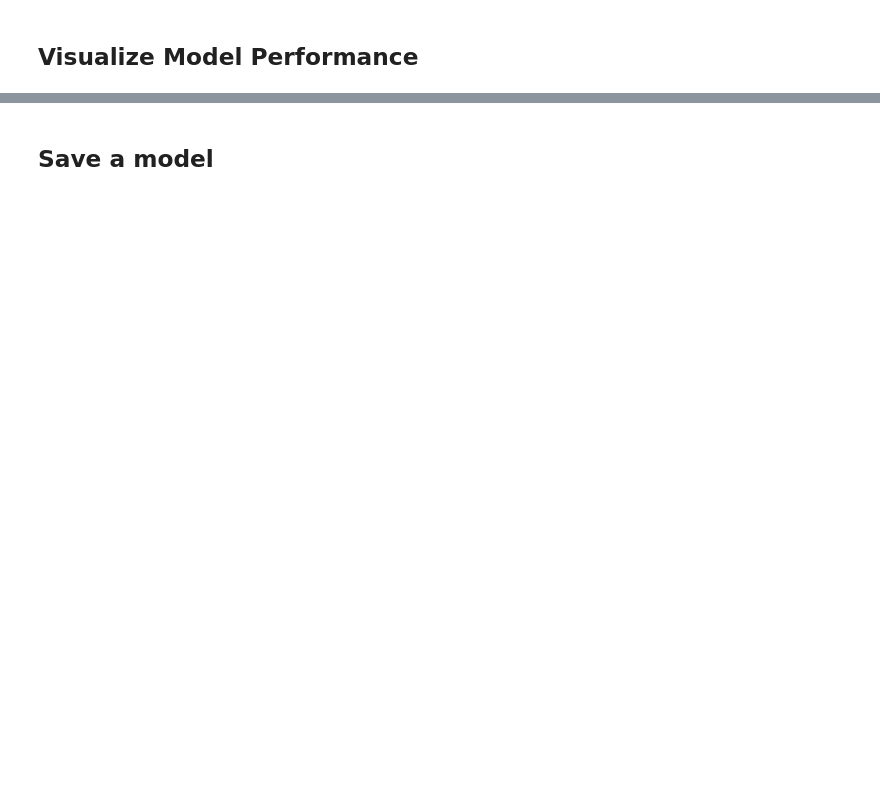
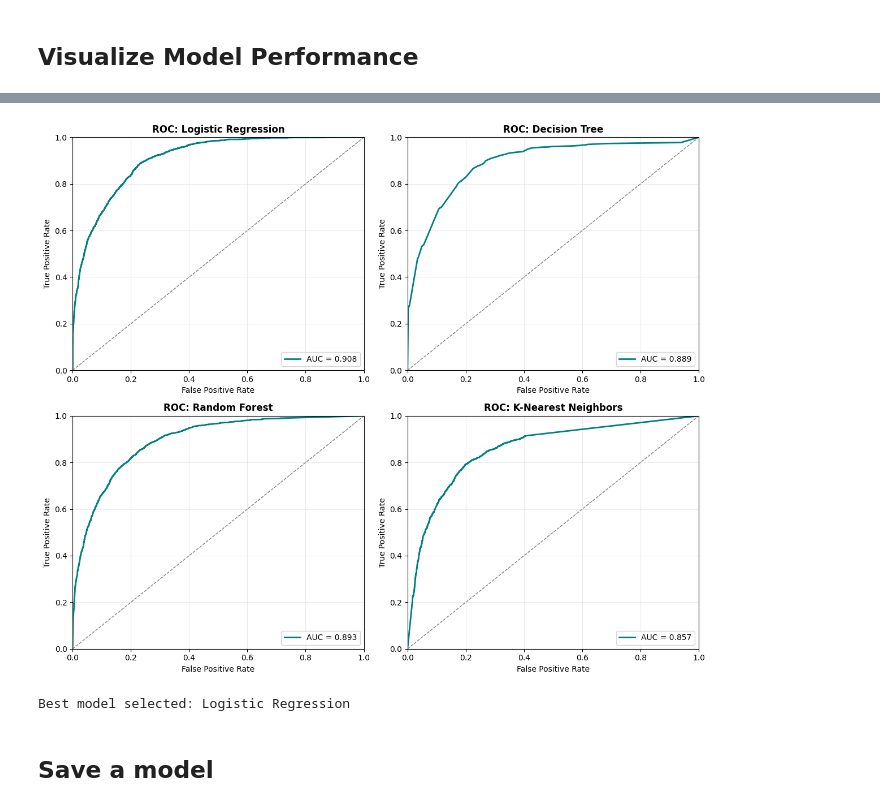
Before and after one commit to VisaHuy/Salary-Prediction-Project, a Jupyter notebook: notebooks/05_model_training.ipynb, the cells around one changed output, grey strips where cells are left out. Saved outputs shown, nothing was run; the diff lists cells and outputs as text; code cells hidden in the pictures; blank space fills up the shorter version.

```diff
--- a/notebooks/05_model_training.ipynb
+++ b/notebooks/05_model_training.ipynb
@@ -196,3 +337,38 @@ plt.show()
+# %%
+# 4) ROC subplots (one panel per model)
+n_models = len(all_predictions)
+n_cols = 2
+n_rows = int(np.ceil(n_models / n_cols))
+
+fig, axes = plt.subplots(n_rows, n_cols, figsize=(12, 5 * n_rows))
+axes = np.array(axes).reshape(-1)
+
+for i, (model_name, pred_info) in enumerate(all_predictions.items()):
+    y_proba_model = pred_info['y_pred_proba']
+    fpr, tpr, _ = roc_curve(y_test, y_proba_model)
+    auc_model = roc_auc_score(y_test, y_proba_model)
+
+    axes[i].plot(fpr, tpr, linewidth=2, color='teal', label=f'AUC = {auc_model:.3f}')
+    axes[i].plot([0, 1], [0, 1], linestyle='--', color='gray', linewidth=1)
+    axes[i].set_title(f'ROC: {model_name}', fontweight='bold')
+    axes[i].set_xlabel('False Positive Rate')
+    axes[i].set_ylabel('True Positive Rate')
+    axes[i].set_xlim(0, 1)
+    axes[i].set_ylim(0, 1)
+    axes[i].grid(alpha=0.25)
+    axes[i].legend(loc='lower right')
+
+# Hide any unused subplot axes
+for j in range(i + 1, len(axes)):
+    axes[j].axis('off')
+
+plt.tight_layout()
+plt.show()
+
+print(f'Best model selected: {best_model_name}')
+# %% [output]
+[figure, added]
+Best model selected: Logistic Regression
 # %% [markdown]
 ## Save a model
 # %%
```
Also changed, not shown: parts of 10 cells of this notebook, 10 other files.
